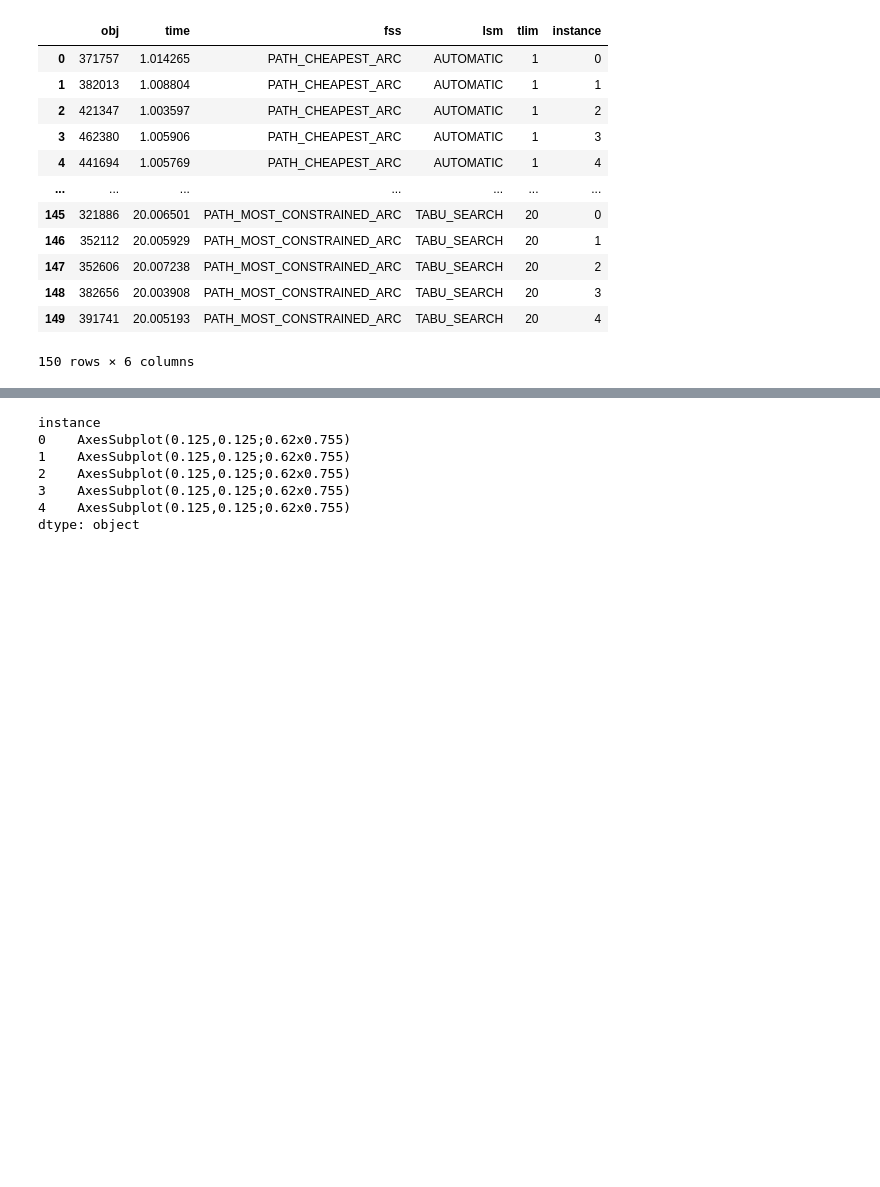
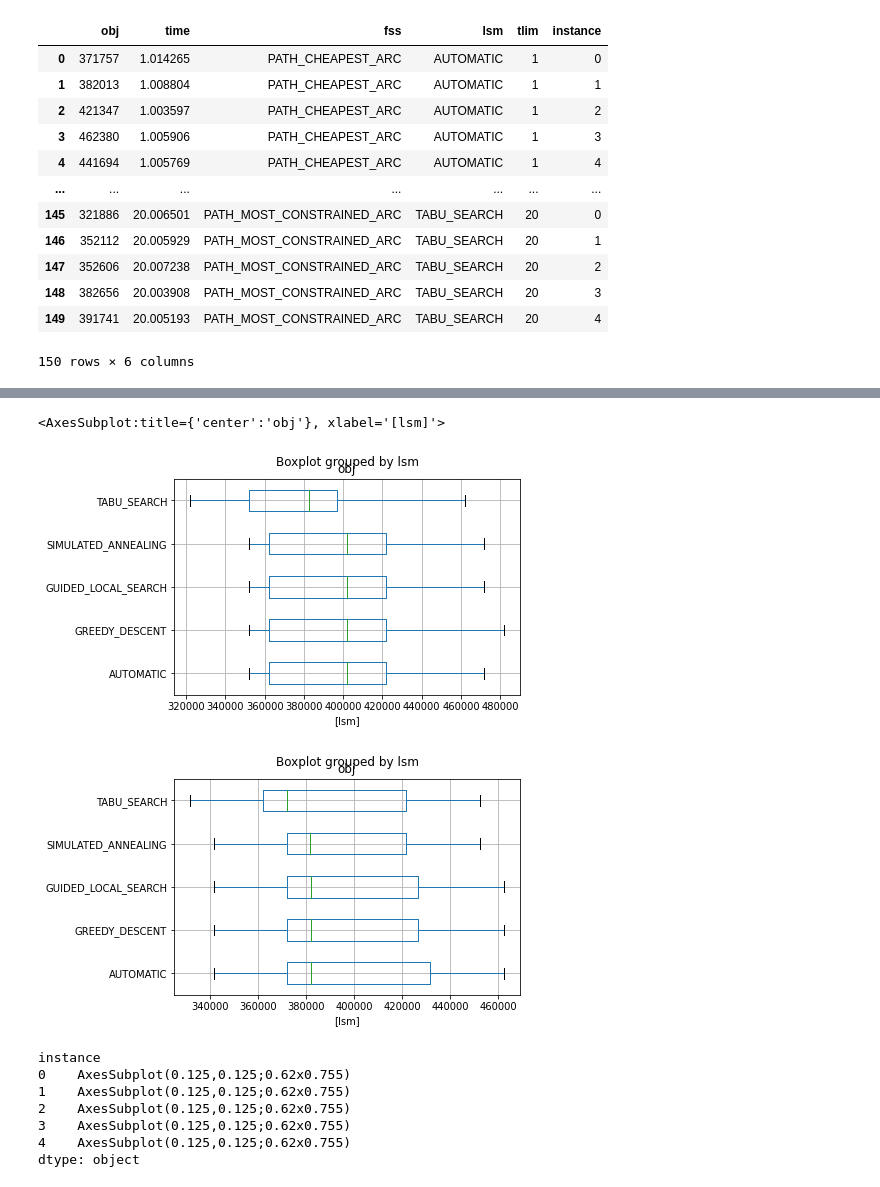
Before and after one commit to kynac1/project47_last_mile_logistics, a Jupyter notebook: ortools_benchmarks/rerouting_results/rerouting_analysis.ipynb, the cells around one changed output, grey strips where cells are left out. Saved outputs shown, nothing was run; the diff lists cells and outputs as text; code cells hidden in the pictures; blank space fills up the shorter version.

```diff
--- a/ortools_benchmarks/rerouting_results/rerouting_analysis.ipynb
+++ b/ortools_benchmarks/rerouting_results/rerouting_analysis.ipynb
@@ -80,3 +112,10 @@ for i in range(5):
+# %%
+data[data.fss == 'PATH_MOST_CONSTRAINED_ARC'].boxplot('obj', by=['lsm'], vert=False)
+data[data.fss == 'PATH_CHEAPEST_ARC'].boxplot('obj', by=['lsm'], vert=False)
+# %% [output]
+<AxesSubplot:title={'center':'obj'}, xlabel='[lsm]'>
+[figure, added]
+[figure, added]
 # %%
 data2 = data[data.lsm == 'TABU_SEARCH']
 #data2 = data2[data2.fss == 'PATH_MOST_CONSTRAINED_ARC']
```
Also changed, not shown: parts of 6 cells of this notebook, 4 other files.
